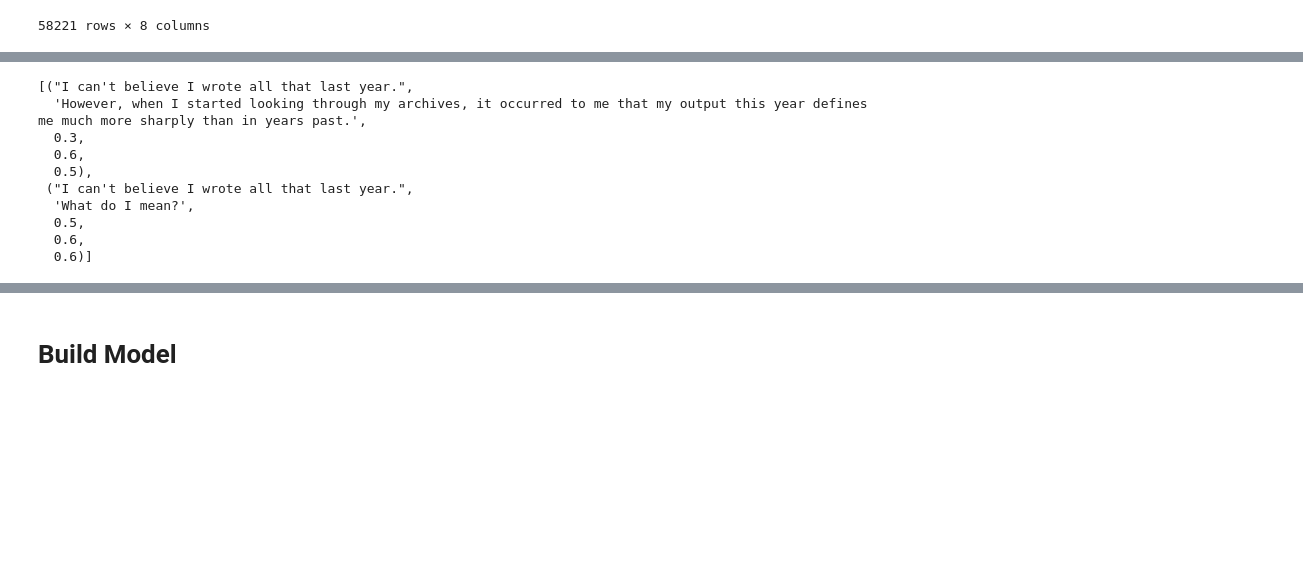
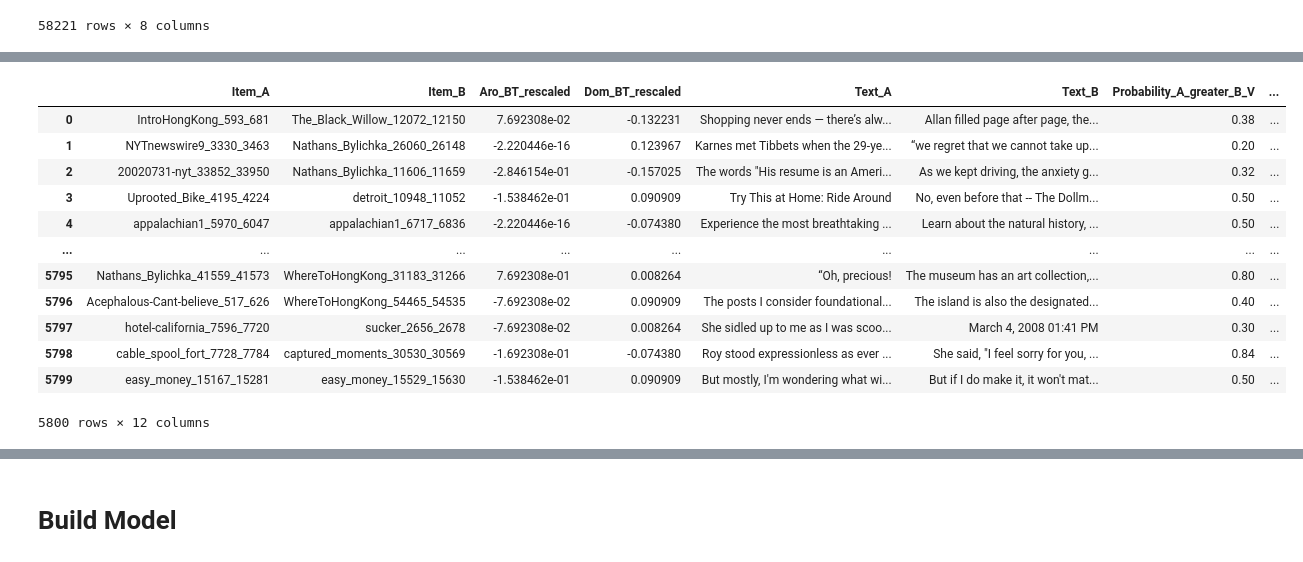
Before and after one commit to EDSI-UMD-College-Park/EmoPair, a Jupyter notebook: Model Training/reward_emobank.ipynb, the cells around one changed output, grey strips where cells are left out. Cells and saved outputs as stored; diff of their text form; code cells hidden in the pictures; blank space fills up the shorter version.

Commit message:
updated logic to pull eval and test sets from emobank instead of the pairadigm pairs (also uploading prior training run logs)

```diff
--- a/Model Training/reward_emobank.ipynb
+++ b/Model Training/reward_emobank.ipynb
@@ -191,15 +228,15 @@ Eval pairs: 570
 # %%
-# Verify that no pair in eval_set_pairs has its reverse also present
-pairs = set(zip(eval_set_pairs['Item_A'], eval_set_pairs['Item_B']))
-reversed_pairs = {(b, a) for (a, b) in pairs}
-conflicts = pairs & reversed_pairs
+# # Verify that no pair in eval_set_pairs has its reverse also present
+# pairs = set(zip(eval_set_pairs['Item_A'], eval_set_pairs['Item_B']))
+# reversed_pairs = {(b, a) for (a, b) in pairs}
+# conflicts = pairs & reversed_pairs
 
-if not conflicts:
-    print("PASS: No reversed Item_A/Item_B pairs found in eval_set_pairs.")
-else:
-    # Report unique unordered conflicts
-    uniq_conflicts = {tuple(sorted(p)) for p in conflicts}
-    print(f"FAIL: Found {len(uniq_conflicts)} reversed pair(s) (showing up to 10):")
-    for i, p in enumerate(list(uniq_conflicts)[:10], 1):
-        print(f"{i}. {p[0]}  <->  {p[1]}")
-    raise AssertionError(f"Reversed pairs exist in eval_set_pairs: {len(uniq_conflicts)} found.")
+# if not conflicts:
+#     print("PASS: No reversed Item_A/Item_B pairs found in eval_set_pairs.")
+# else:
+#     # Report unique unordered conflicts
+#     uniq_conflicts = {tuple(sorted(p)) for p in conflicts}
+#     print(f"FAIL: Found {len(uniq_conflicts)} reversed pair(s) (showing up to 10):")
+#     for i, p in enumerate(list(uniq_conflicts)[:10], 1):
+#         print(f"{i}. {p[0]}  <->  {p[1]}")
+#     raise AssertionError(f"Reversed pairs exist in eval_set_pairs: {len(uniq_conflicts)} found.")
@@ -365,25 +279,0 @@ test_set_pairs
-# %%
-def make_tuples(data):
-    """Convert dataframe to list of tuples with all three probabilities."""
-    return list(
-        zip(
-            data['Text_A'].tolist(),
-            data['Text_B'].tolist(),
-            data['Probability_A_greater_B_V'].tolist(),
-            data['Probability_A_greater_B_A'].tolist(),
-            data['Probability_A_greater_B_D'].tolist()
-        )
-    )
-
-make_tuples(train_set_pairs)[:2]  # Show first 2 examples
-# %% [output]
-[("I can't believe I wrote all that last year.",
-  'However, when I started looking through my archives, it occurred to me that my output this year defines me much more sharply than in years past.',
-  0.3,
-  0.6,
-  0.5),
- ("I can't believe I wrote all that last year.",
-  'What do I mean?',
-  0.5,
-  0.6,
-  0.6)]
@@ -389,0 +349,17 @@ make_tuples(train_set_pairs)[:2]  # Show first 2 examples
+# %%
+eval_set_pairs = prepare_eval_test_pairs('dev', V, A, D, emobank)
+eval_set_pairs
+# %% [output]
+|  | Item_A | Item_B | Aro_BT_rescaled | Dom_BT_rescaled | Text_A | Text_B | Probability_A_greater_B_V | ... |
+| 0 | IntroHongKong_593_681 | The_Black_Willow_12072_12150 | 7.692308e-02 | -0.132231 | Shopping never ends — there’s alw... | Allan filled page after page, the... | 0.38 | ... |
+| 1 | NYTnewswire9_3330_3463 | Nathans_Bylichka_26060_26148 | -2.220446e-16 | 0.123967 | Karnes met Tibbets when the 29-ye... | “we regret that we cannot take up... | 0.20 | ... |
+| 2 | 20020731-nyt_33852_33950 | Nathans_Bylichka_11606_11659 | -2.846154e-01 | -0.157025 | The words "His resume is an Ameri... | As we kept driving, the anxiety g... | 0.32 | ... |
+| 3 | Uprooted_Bike_4195_4224 | detroit_10948_11052 | -1.538462e-01 | 0.090909 | Try This at Home: Ride Around | No, even before that -- The Dollm... | 0.50 | ... |
+| 4 | appalachian1_5970_6047 | appalachian1_6717_6836 | -2.220446e-16 | -0.074380 | Experience the most breathtaking ... | Learn about the natural history, ... | 0.50 | ... |
+| ... | ... | ... | ... | ... | ... | ... | ... | ... |
+| 5795 | Nathans_Bylichka_41559_41573 | WhereToHongKong_31183_31266 | 7.692308e-01 | 0.008264 | “Oh, precious! | The museum has an art collection,... | 0.80 | ... |
+| 5796 | Acephalous-Cant-believe_517_626 | WhereToHongKong_54465_54535 | -7.692308e-02 | 0.090909 | The posts I consider foundational... | The island is also the designated... | 0.40 | ... |
+| 5797 | hotel-california_7596_7720 | sucker_2656_2678 | -7.692308e-02 | 0.008264 | She sidled up to me as I was scoo... | March 4, 2008 01:41 PM | 0.30 | ... |
+| 5798 | cable_spool_fort_7728_7784 | captured_moments_30530_30569 | -1.692308e-01 | -0.074380 | Roy stood expressionless as ever ... | She said, "I feel sorry for you, ... | 0.84 | ... |
+| 5799 | easy_money_15167_15281 | easy_money_15529_15630 | -1.538462e-01 | 0.090909 | But mostly, I'm wondering what wi... | But if I do make it, it won't mat... | 0.50 | ... |
+5800 rows × 12 columns
```
Also changed, not shown: parts of 11 cells of this notebook, 4 other files.
